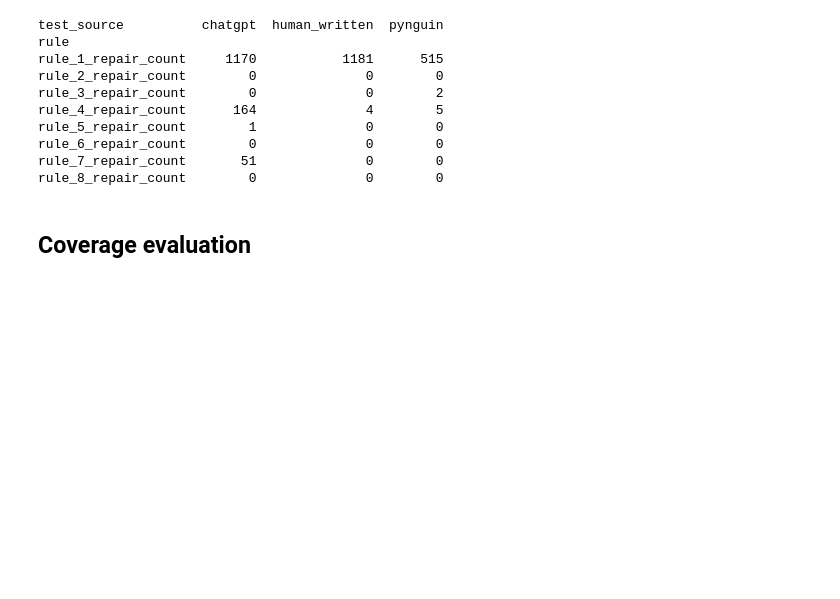
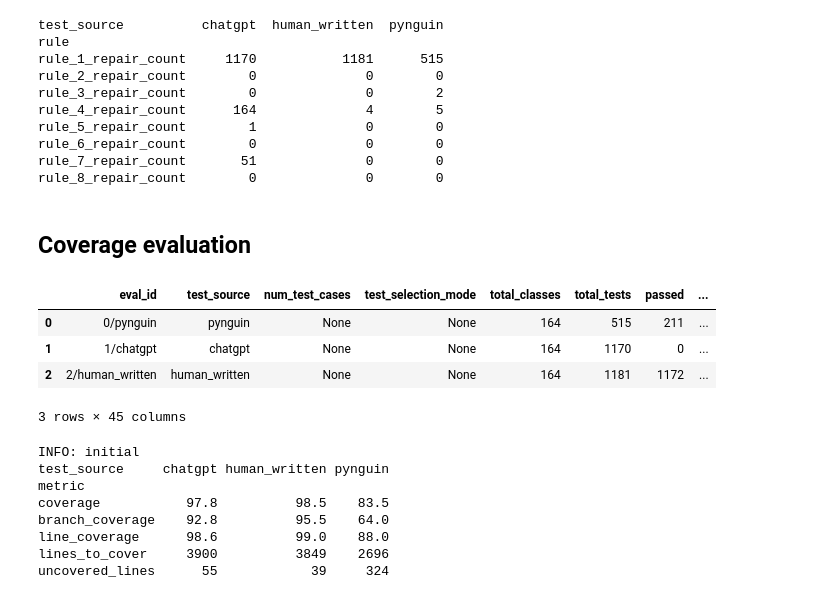
Before and after one commit to AlexChudic/test-suite-enhancement, a Jupyter notebook: src/scripts.ipynb, the cells around one changed output. Saved outputs shown, nothing was run; the diff lists cells and outputs as text; code cells hidden in the pictures; blank space fills up the shorter version.

```diff
--- a/src/scripts.ipynb
+++ b/src/scripts.ipynb
@@ -287,32 +318,54 @@ rule_8_repair_count        0              0        0
 # %%
 # Coverage metrics
 
-def create_coverage_table(df):
+def create_coverage_table(df, settings=None):
     coverage_cols = [
-        ''
+        "coverage",
+        "branch_coverage",
+        "line_coverage",
+        "lines_to_cover",
+        "uncovered_lines"
     ]
+
+    # Make the value which is None as id_var
+    if settings is not None:
+        id_var = next((k for k, v in settings.items() if v is None), None)
+    else:
+        id_var = 'test_source'
+        settings = 'initial'
 
     # Create correctness table
     melted = df.melt(
-        id_vars=['test_source'],
+        id_vars=[id_var],
         value_vars=coverage_cols,
         var_name='metric',
         value_name='value'
     )
-    coverage_table = melted.pivot(index='metric', columns='test_source', values='value').fillna(0).astype(int)
+    coverage_table = melted.pivot(index='metric', columns=id_var, values='value').fillna(0)
     coverage_table = coverage_table.reindex(coverage_cols)
     # Sort the table by the order of coverage_cols
 
     # Format values
-    percentage_table = percentage_table.applymap(
-        lambda x: f"{x:.2f}%" if pd.notna(x) else ""
-    )
     coverage_table = coverage_table.astype(str)
-    percentage_table.index = [f"{i} (%)" if i != 'total_tests' else '' for i in coverage_table.index]
-
-    # Combine both tables
-    combined_table = pd.concat([coverage_table, percentage_table])
-    combined_table = combined_table[combined_table.index != '']
 
     # Display
-    print(combined_table)
+    print(f"INFO: {settings}")
+    print(coverage_table)
+
+data = initial_data.copy()
+display(data)
+create_coverage_table(data)
+# %% [output]
+|  | eval_id | test_source | num_test_cases | test_selection_mode | total_classes | total_tests | passed | ... |
+| 0 | 0/pynguin | pynguin | None | None | 164 | 515 | 211 | ... |
+| 1 | 1/chatgpt | chatgpt | None | None | 164 | 1170 | 0 | ... |
+| 2 | 2/human_written | human_written | None | None | 164 | 1181 | 1172 | ... |
+3 rows × 45 columns
+INFO: initial
+test_source     chatgpt human_written pynguin
+metric
+coverage           97.8          98.5    83.5
+branch_coverage    92.8          95.5    64.0
+line_coverage      98.6          99.0    88.0
+lines_to_cover     3900          3849    2696
+uncovered_lines      55            39     324
```
Also changed, not shown: parts of 12 cells of this notebook, 1 other file.
